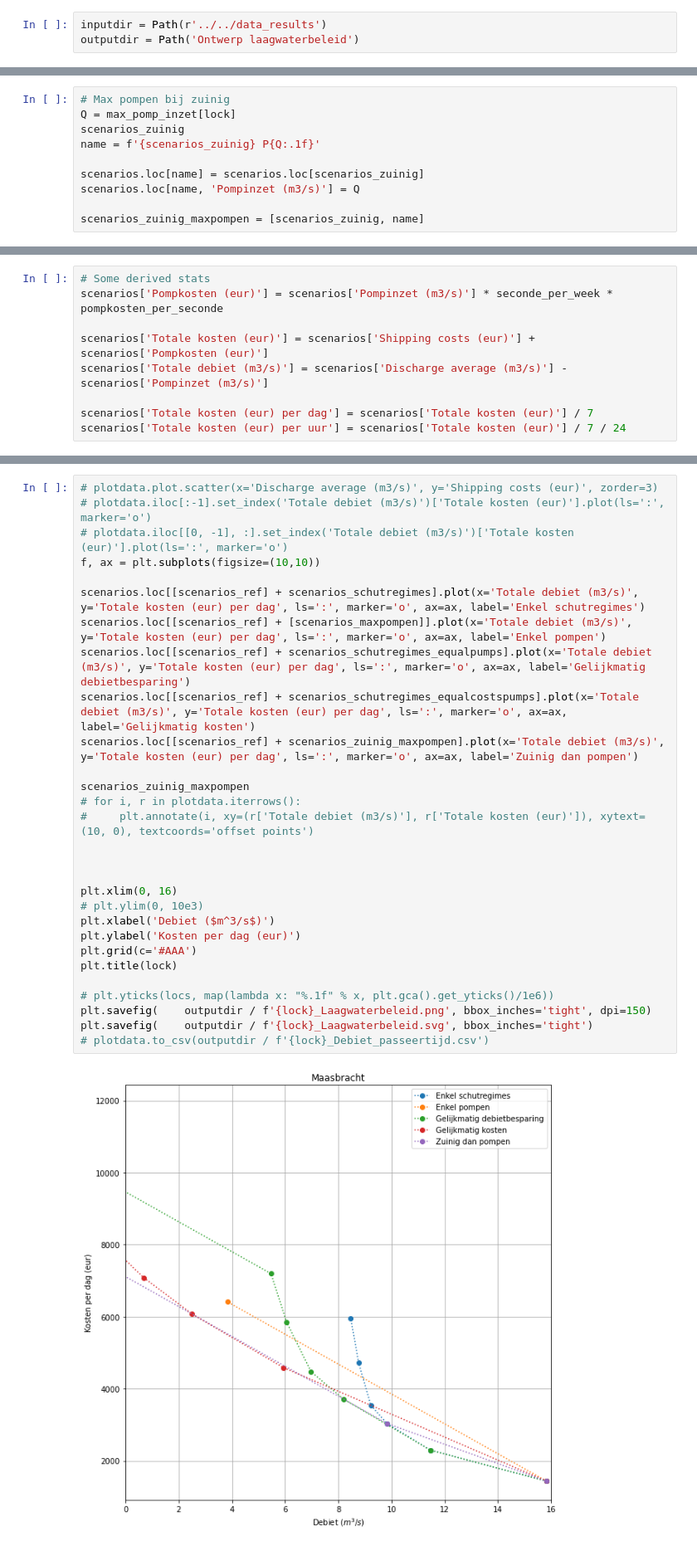
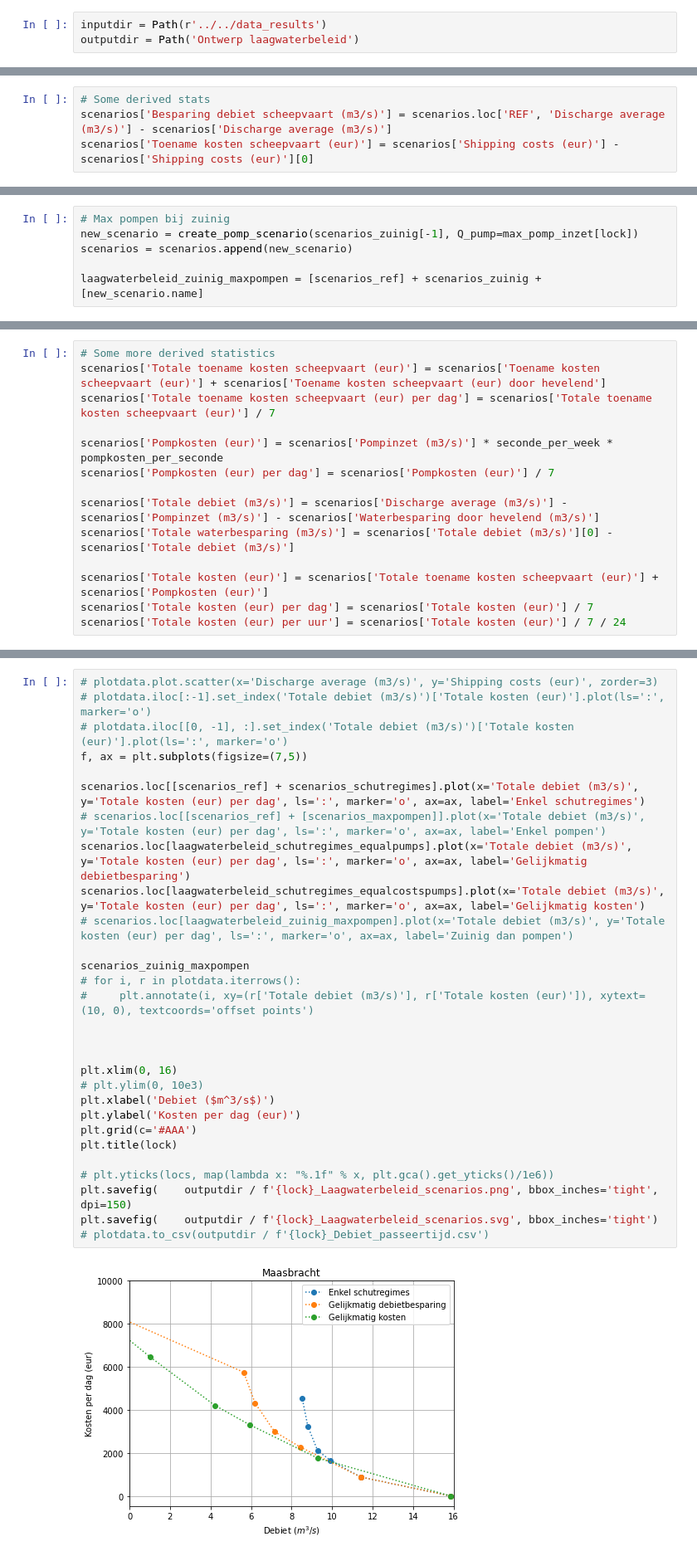
Before and after one commit to jurjendejong/pySIVAK, a Jupyter notebook: Ontwerp laagwaterbeleid.ipynb, the cells around one changed output, grey strips where cells are left out. Shown: that part at 83% size. Cells and saved outputs as stored; diff of their text form.

```diff
--- a/Ontwerp laagwaterbeleid.ipynb
+++ b/Ontwerp laagwaterbeleid.ipynb
@@ -162,0 +167,4 @@ scenarios['Pompinzet (m3/s)'] = 0
+# %%
+# Some derived stats
+scenarios['Besparing debiet scheepvaart (m3/s)'] = scenarios.loc['REF', 'Discharge average (m3/s)'] - scenarios['Discharge average (m3/s)']
+scenarios['Toename kosten scheepvaart (eur)'] = scenarios['Shipping costs (eur)'] - scenarios['Shipping costs (eur)'][0]
@@ -212,10 +225,6 @@ for s, Q in besparing.items():
-# %%
-# Max pompen bij zuinig
-Q = max_pomp_inzet[lock]
-scenarios_zuinig
-name = f'{scenarios_zuinig} P{Q:.1f}'
-
-scenarios.loc[name] = scenarios.loc[scenarios_zuinig]
-scenarios.loc[name, 'Pompinzet (m3/s)'] = Q
-
-scenarios_zuinig_maxpompen = [scenarios_zuinig, name]
+# %%
+# Max pompen bij zuinig
+new_scenario = create_pomp_scenario(scenarios_zuinig[-1], Q_pump=max_pomp_inzet[lock])
+scenarios = scenarios.append(new_scenario)
+
+laagwaterbeleid_zuinig_maxpompen = [scenarios_ref] + scenarios_zuinig + [new_scenario.name]
@@ -222,9 +273,14 @@ scenarios_zuinig_maxpompen = [scenarios_zuinig, name]
 # %%
-# Some derived stats
+# Some more derived statistics
+scenarios['Totale toename kosten scheepvaart (eur)'] = scenarios['Toename kosten scheepvaart (eur)'] + scenarios['Toename kosten scheepvaart (eur) door hevelend']
+scenarios['Totale toename kosten scheepvaart (eur) per dag'] = scenarios['Totale toename kosten scheepvaart (eur)'] / 7
+
 scenarios['Pompkosten (eur)'] = scenarios['Pompinzet (m3/s)'] * seconde_per_week * pompkosten_per_seconde
+scenarios['Pompkosten (eur) per dag'] = scenarios['Pompkosten (eur)'] / 7
 
-scenarios['Totale kosten (eur)'] = scenarios['Shipping costs (eur)'] + scenarios['Pompkosten (eur)']
-scenarios['Totale debiet (m3/s)'] = scenarios['Discharge average (m3/s)'] - scenarios['Pompinzet (m3/s)']
+scenarios['Totale debiet (m3/s)'] = scenarios['Discharge average (m3/s)'] - scenarios['Pompinzet (m3/s)'] - scenarios['Waterbesparing door hevelend (m3/s)']
+scenarios['Totale waterbesparing (m3/s)'] = scenarios['Totale debiet (m3/s)'][0] - scenarios['Totale debiet (m3/s)']
 
+scenarios['Totale kosten (eur)'] = scenarios['Totale toename kosten scheepvaart (eur)'] + scenarios['Pompkosten (eur)']
 scenarios['Totale kosten (eur) per dag'] = scenarios['Totale kosten (eur)'] / 7
 scenarios['Totale kosten (eur) per uur'] = scenarios['Totale kosten (eur)'] / 7 / 24
@@ -277,32 +345,32 @@ plt.savefig(    outputdir / f'{lock}_Debiet_passeerkosten.svg', bbox_inches='tig
 # %%
 # plotdata.plot.scatter(x='Discharge average (m3/s)', y='Shipping costs (eur)', zorder=3)
 # plotdata.iloc[:-1].set_index('Totale debiet (m3/s)')['Totale kosten (eur)'].plot(ls=':', marker='o')
 # plotdata.iloc[[0, -1], :].set_index('Totale debiet (m3/s)')['Totale kosten (eur)'].plot(ls=':', marker='o')
-f, ax = plt.subplots(figsize=(10,10))
+f, ax = plt.subplots(figsize=(7,5))
 
 scenarios.loc[[scenarios_ref] + scenarios_schutregimes].plot(x='Totale debiet (m3/s)', y='Totale kosten (eur) per dag', ls=':', marker='o', ax=ax, label='Enkel schutregimes')
-scenarios.loc[[scenarios_ref] + [scenarios_maxpompen]].plot(x='Totale debiet (m3/s)', y='Totale kosten (eur) per dag', ls=':', marker='o', ax=ax, label='Enkel pompen')
-scenarios.loc[[scenarios_ref] + scenarios_schutregimes_equalpumps].plot(x='Totale debiet (m3/s)', y='Totale kosten (eur) per dag', ls=':', marker='o', ax=ax, label='Gelijkmatig debietbesparing')
-scenarios.loc[[scenarios_ref] + scenarios_schutregimes_equalcostspumps].plot(x='Totale debiet (m3/s)', y='Totale kosten (eur) per dag', ls=':', marker='o', ax=ax, label='Gelijkmatig kosten')
-scenarios.loc[[scenarios_ref] + scenarios_zuinig_maxpompen].plot(x='Totale debiet (m3/s)', y='Totale kosten (eur) per dag', ls=':', marker='o', ax=ax, label='Zuinig dan pompen')
+# scenarios.loc[[scenarios_ref] + [scenarios_maxpompen]].plot(x='Totale debiet (m3/s)', y='Totale kosten (eur) per dag', ls=':', marker='o', ax=ax, label='Enkel pompen')
+scenarios.loc[laagwaterbeleid_schutregimes_equalpumps].plot(x='Totale debiet (m3/s)', y='Totale kosten (eur) per dag', ls=':', marker='o', ax=ax, label='Gelijkmatig debietbesparing')
+scenarios.loc[laagwaterbeleid_schutregimes_equalcostspumps].plot(x='Totale debiet (m3/s)', y='Totale kosten (eur) per dag', ls=':', marker='o', ax=ax, label='Gelijkmatig kosten')
+# scenarios.loc[laagwaterbeleid_zuinig_maxpompen].plot(x='Totale debiet (m3/s)', y='Totale kosten (eur) per dag', ls=':', marker='o', ax=ax, label='Zuinig dan pompen')
 
 scenarios_zuinig_maxpompen
 # for i, r in plotdata.iterrows():
 #     plt.annotate(i, xy=(r['Totale debiet (m3/s)'], r['Totale kosten (eur)']), xytext=(10, 0), textcoords='offset points')
 
 
 
 plt.xlim(0, 16)
 # plt.ylim(0, 10e3)
 plt.xlabel('Debiet ($m^3/s$)')
 plt.ylabel('Kosten per dag (eur)')
 plt.grid(c='#AAA')
 plt.title(lock)
 
 # plt.yticks(locs, map(lambda x: "%.1f" % x, plt.gca().get_yticks()/1e6))
-plt.savefig(    outputdir / f'{lock}_Laagwaterbeleid.png', bbox_inches='tight', dpi=150)
-plt.savefig(    outputdir / f'{lock}_Laagwaterbeleid.svg', bbox_inches='tight')
+plt.savefig(    outputdir / f'{lock}_Laagwaterbeleid_scenarios.png', bbox_inches='tight', dpi=150)
+plt.savefig(    outputdir / f'{lock}_Laagwaterbeleid_scenarios.svg', bbox_inches='tight')
 # plotdata.to_csv(outputdir / f'{lock}_Debiet_passeertijd.csv')
 # %% [output]
-[figure, old version]
+[figure, new version]
 # %%
```
Also changed, not shown: parts of 26 cells of this notebook, 3 other files.
